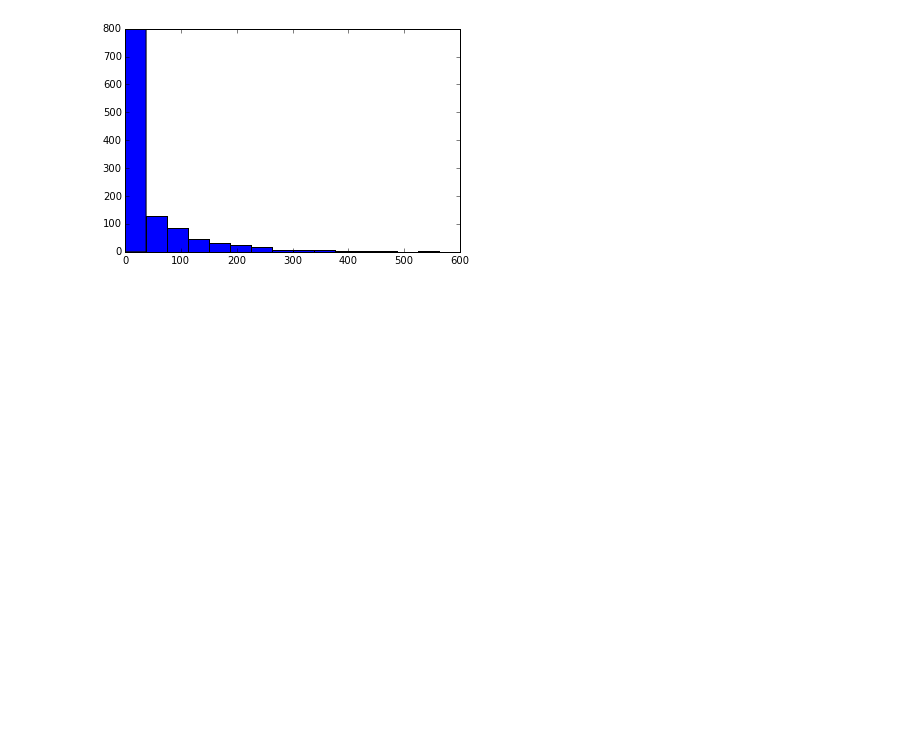
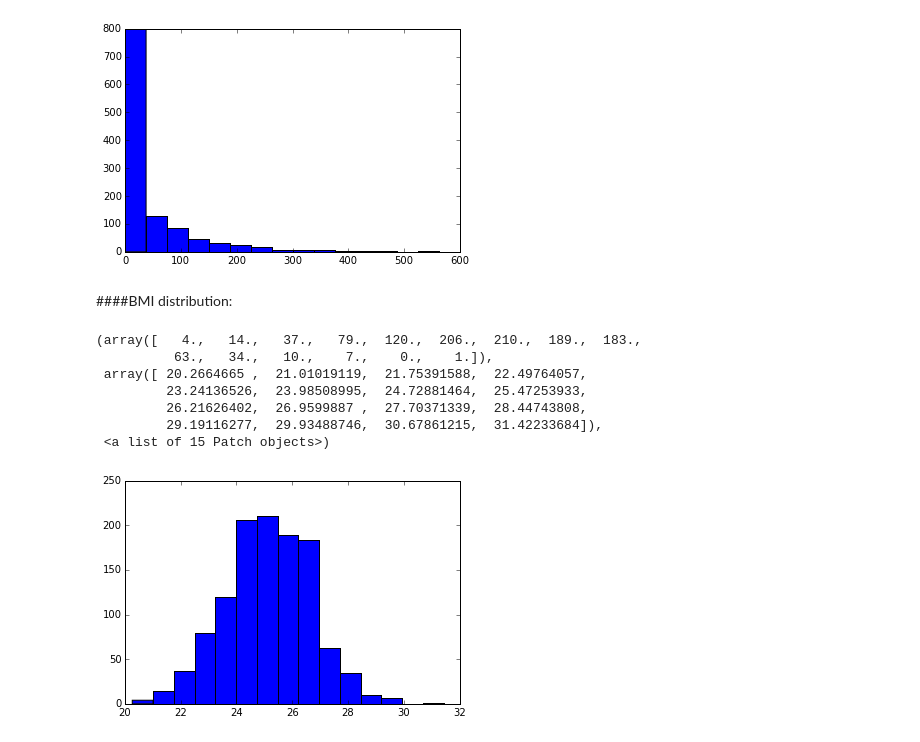
Before and after one commit to tvikkula/visualize-d3, a Jupyter notebook: resources/explore-batters.ipynb, the cells around one changed output. Drawn from its saved outputs; the diff is of its cells as text; code cells hidden in the pictures; blank space fills up the shorter version.

```diff
--- a/resources/explore-batters.ipynb
+++ b/resources/explore-batters.ipynb
@@ -135,3 +138,18 @@ plt.hist(hr, bins=15)
          450.4       ,  487.93333333,  525.46666667,  563.        ]),
  <a list of 15 Patch objects>)
 [figure]
+# %% [markdown]
+####BMI distribution:
+# %%
+bmi = np.array([float(i[6]) for i in data])
+plt.figure()
+plt.hist(bmi, bins=15)
+# %% [output]
+(array([   4.,   14.,   37.,   79.,  120.,  206.,  210.,  189.,  183.,
+          63.,   34.,   10.,    7.,    0.,    1.]),
+ array([ 20.2664665 ,  21.01019119,  21.75391588,  22.49764057,
+         23.24136526,  23.98508995,  24.72881464,  25.47253933,
+         26.21626402,  26.9599887 ,  27.70371339,  28.44743808,
+         29.19116277,  29.93488746,  30.67861215,  31.42233684]),
+ <a list of 15 Patch objects>)
+[figure, added]
```
Also changed, not shown: parts of 8 cells of this notebook, 7 other files.
